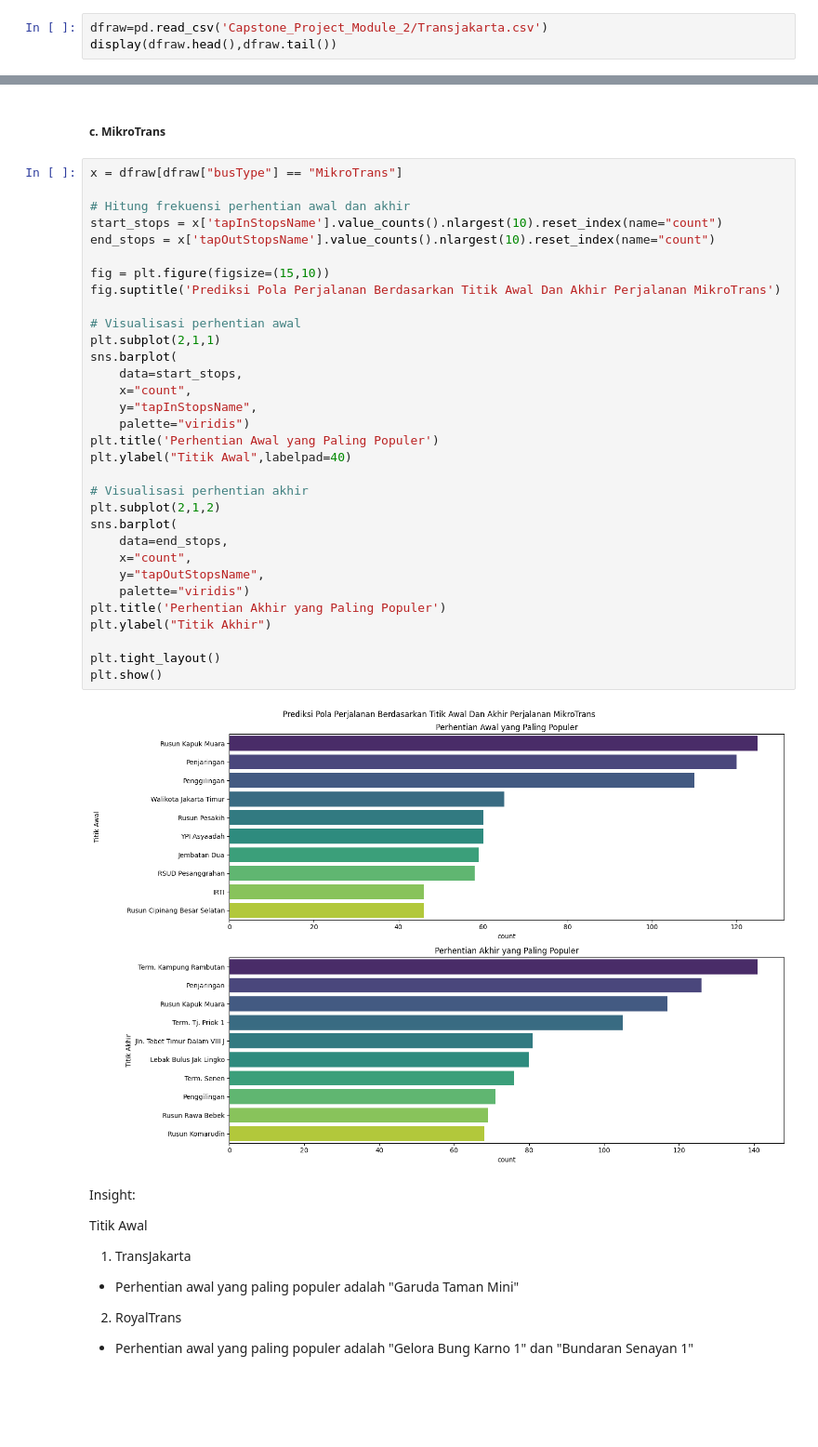
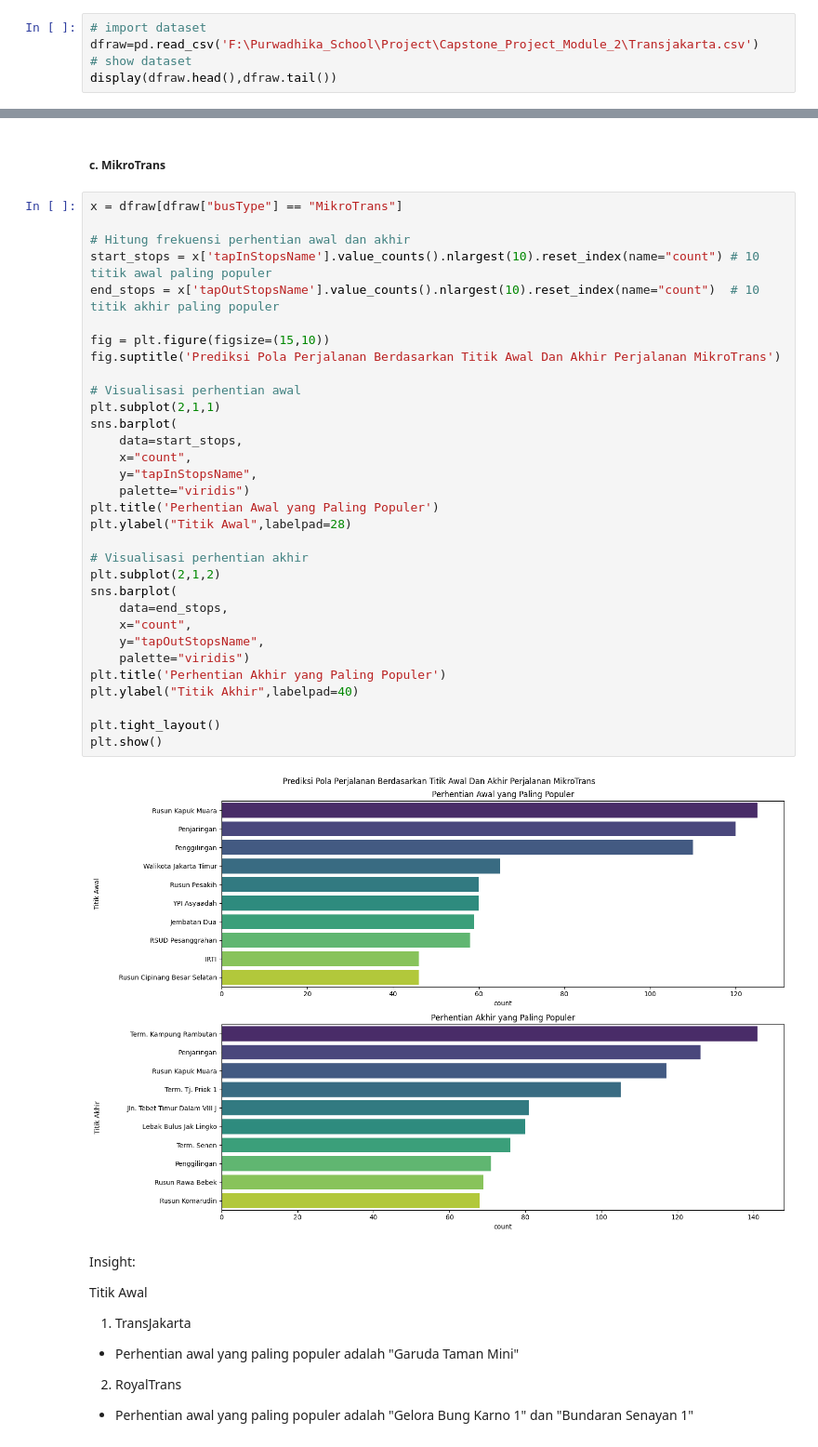
Before and after one commit to HilmySonaji/CP2, a Jupyter notebook: Capstone_Project_Module_2/raw/CP2.ipynb, the cells around one changed output, grey strips where cells are left out. Shown at 93% size. Cells and saved outputs as stored; diff of their text form; blank space fills up the shorter version.

```diff
--- a/Capstone_Project_Module_2/raw/CP2.ipynb
+++ b/Capstone_Project_Module_2/raw/CP2.ipynb
@@ -52,7 +54,9 @@ Dataset ini berisi informasi yang relevan untuk merekam dan menganalisis data tr
 
 Berikut 5 baris teratas dan terbawah dari dataset Transjakarta.
 # %%
-dfraw=pd.read_csv('Capstone_Project_Module_2/Transjakarta.csv')
+# import dataset
+dfraw=pd.read_csv('F:\Purwadhika_School\Project\Capstone_Project_Module_2\Transjakarta.csv')
+# show dataset
 display(dfraw.head(),dfraw.tail())
 # %% [output]
 |  | transID | payCardID | payCardBank | payCardName | payCardSex | payCardBirthDate | corridorID | corridorName | ... |
@@ -554,37 +568,37 @@ plt.show()
 # %%
 x = dfraw[dfraw["busType"] == "MikroTrans"]
 
 # Hitung frekuensi perhentian awal dan akhir
-start_stops = x['tapInStopsName'].value_counts().nlargest(10).reset_index(name="count")
-end_stops = x['tapOutStopsName'].value_counts().nlargest(10).reset_index(name="count")
+start_stops = x['tapInStopsName'].value_counts().nlargest(10).reset_index(name="count") # 10 titik awal paling populer
+end_stops = x['tapOutStopsName'].value_counts().nlargest(10).reset_index(name="count")  # 10 titik akhir paling populer
 
 fig = plt.figure(figsize=(15,10))
 fig.suptitle('Prediksi Pola Perjalanan Berdasarkan Titik Awal Dan Akhir Perjalanan MikroTrans')
 
 # Visualisasi perhentian awal
 plt.subplot(2,1,1)
 sns.barplot(
     data=start_stops,
     x="count",
     y="tapInStopsName",
     palette="viridis")
 plt.title('Perhentian Awal yang Paling Populer')
-plt.ylabel("Titik Awal",labelpad=40)
+plt.ylabel("Titik Awal",labelpad=28)
 
 # Visualisasi perhentian akhir
 plt.subplot(2,1,2)
 sns.barplot(
     data=end_stops,
     x="count",
     y="tapOutStopsName",
     palette="viridis")
 plt.title('Perhentian Akhir yang Paling Populer')
-plt.ylabel("Titik Akhir")
+plt.ylabel("Titik Akhir",labelpad=40)
 
 plt.tight_layout()
 plt.show()
 # %% [output]
-[figure, old version]
+[figure, new version]
 # %% [markdown]
 Insight:
 
```
Also changed, not shown: parts of 17 cells of this notebook.
